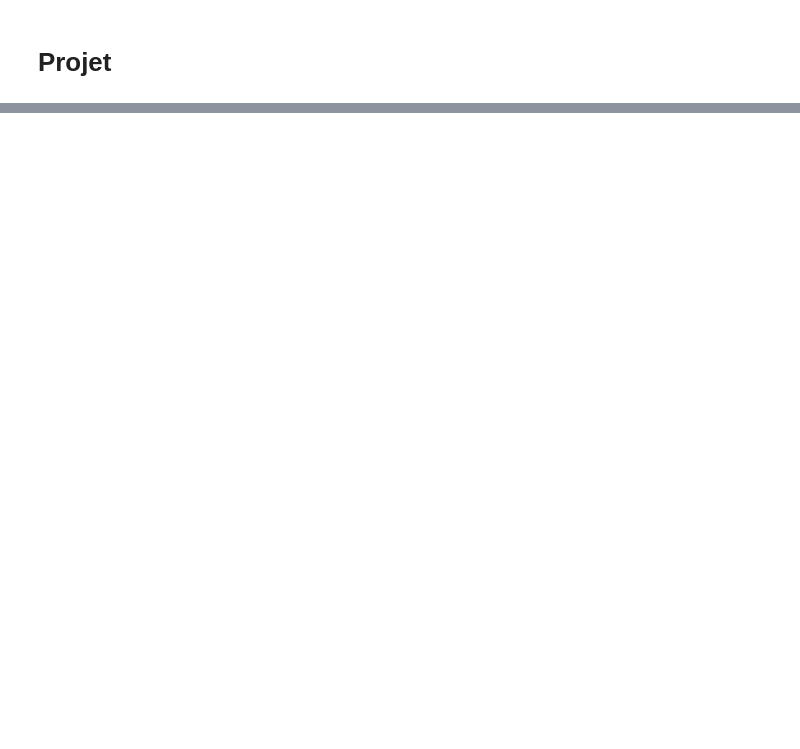
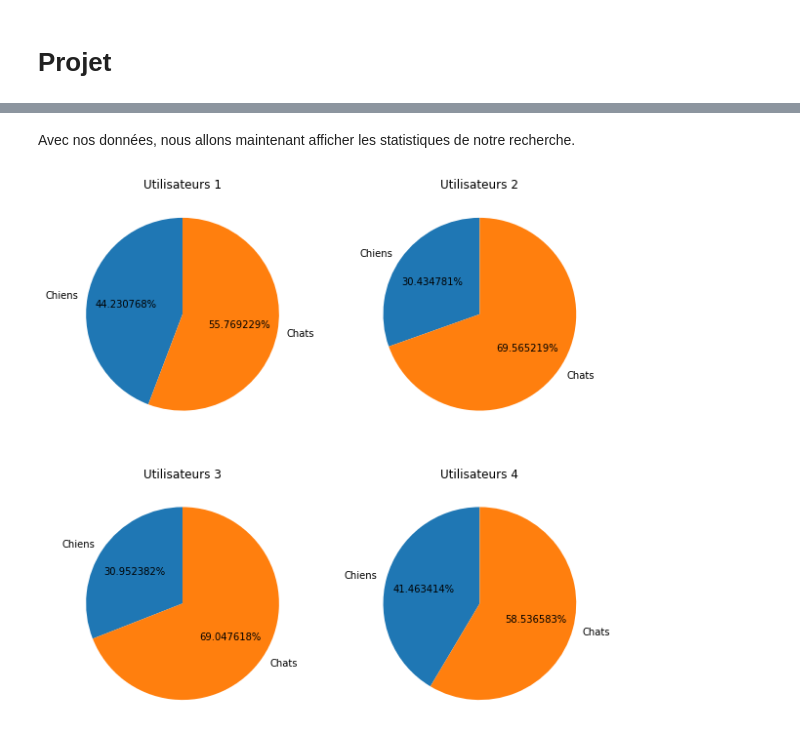
Before and after one commit to Nico-Mugi/dataMining, a Jupyter notebook: fr/Projet/Projet.ipynb, the cells around one changed output, grey strips where cells are left out. Cells and saved outputs as stored; diff of their text form; code cells hidden in the pictures; blank space fills up the shorter version.

Commit message:
Manque les tests

```diff
--- a/fr/Projet/Projet.ipynb
+++ b/fr/Projet/Projet.ipynb
@@ -109,0 +192,25 @@ Fichier trouvé shiba_inu_203.jpg
+# %%
+NOMBRE_UTILISATEUR = 4
+
+nomImages = []
+utilisateursTest = []
+
+# Ouverture du JSON
+listeImages = json.load(open('json_data.json'))
+
+# Récupération du nom des images
+for key in listeImages.keys():
+    nomImages.append(key)
+
+# Affectation des images aux utilisateurs avec leurs avis
+for i in range(NOMBRE_UTILISATEUR):
+    preferences = {}
+    for j in range(100):
+
+        # Récupération d'une image et d'un avis aléatoire
+        image = random.randrange(0, len(listeImages))
+        avis = random.randrange(0, 2)
+
+        # Affectation à l'utilisateur
+        preferences[nomImages[image]] = "J'aime" if avis == 1 else "J'aime pas"
+    utilisateursTest.append(preferences)
@@ -109,0 +359,22 @@ Fichier trouvé shiba_inu_203.jpg
+# %% [markdown]
+Avec nos données, nous allons maintenant afficher les statistiques de notre recherche.
+# %%
+
+indexAxes = [[0,0], [0,1], [1,0], [1,1]]
+
+graphiques, axes = plt.subplots(nrows=2,ncols=2,  figsize=(10,10))
+
+# Parcours la liste des infos de chaque utilisateurs
+for i, imageAime in enumerate(infoUtilisateur):
+    # On défini les labels à afficher
+    labelsGraphe = ["Chiens","Chats"]
+    sizes = [imageAime["Chats"]["total"],imageAime["Chiens"]["total"]]
+
+    # On ajoute un titre à chaque graphe
+    axes[indexAxes[i][0],indexAxes[i][1]].set_title(f"Utilisateurs {i+1}")
+
+    # On défini les paramètres de chaque graphiques
+    axes[indexAxes[i][0],indexAxes[i][1]].pie(sizes, labels=labels, autopct='%1f%%', startangle=90)
+plt.show()
+# %% [output]
+[figure, added]
```
Also changed, not shown: parts of 17 cells of this notebook, 2 other files.
